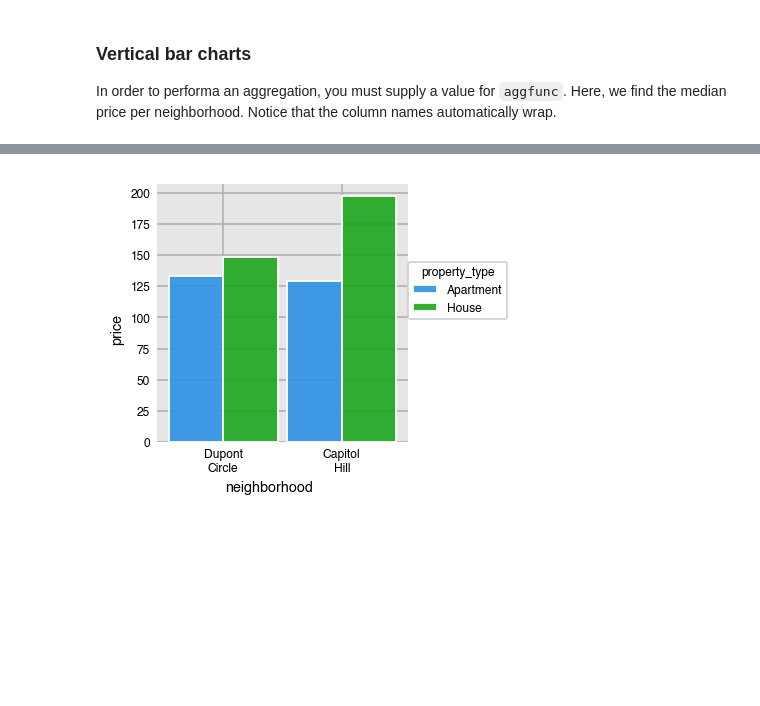
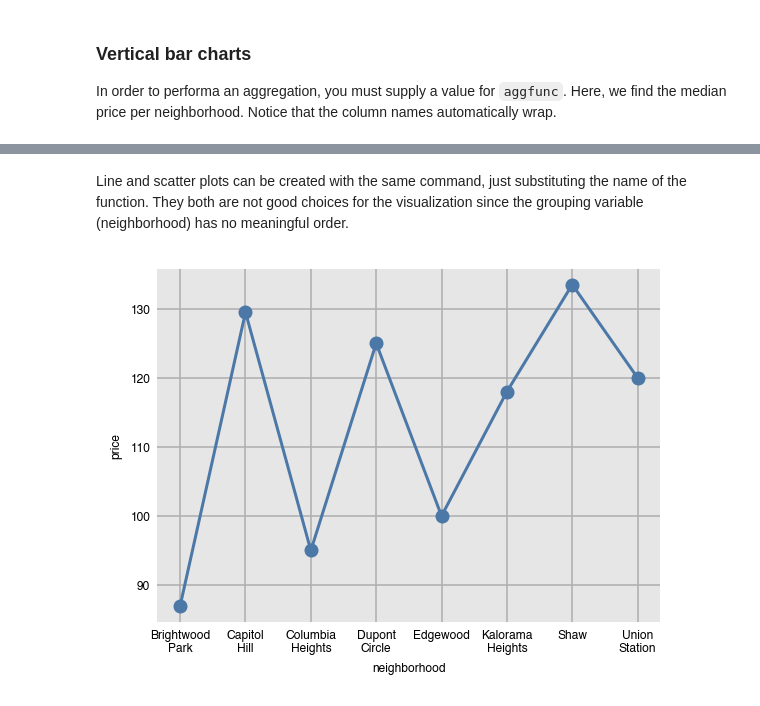
Before and after one commit to dexplo/dexplot, a Jupyter notebook: notebooks/Introduction to Dexplot.ipynb, the cells around one changed output, grey strips where cells are left out. Cells and saved outputs as stored; diff of their text form; code cells hidden in the pictures; blank space fills up the shorter version.

```diff
--- a/notebooks/Introduction to Dexplot.ipynb
+++ b/notebooks/Introduction to Dexplot.ipynb
@@ -98,5 +110,6 @@ dxp.bar(x='neighborhood', y='price', data=airbnb, aggfunc='median')
+# %% [markdown]
+Line and scatter plots can be created with the same command, just substituting the name of the function. They both are not good choices for the visualization since the grouping variable (neighborhood) has no meaningful order.
 # %%
-dxp.bar(x='neighborhood', y='price', data=airbnb, aggfunc='median', split='property_type',
-       split_order=['Apartment', 'House'], x_order=['Dupont Circle', 'Capitol Hill'])
+dxp.line(x='neighborhood', y='price', data=airbnb, aggfunc='median')
 # %% [output]
-[figure, old version]
+[figure, new version]
```
Also changed, not shown: parts of 112 cells of this notebook, 3 other files.
